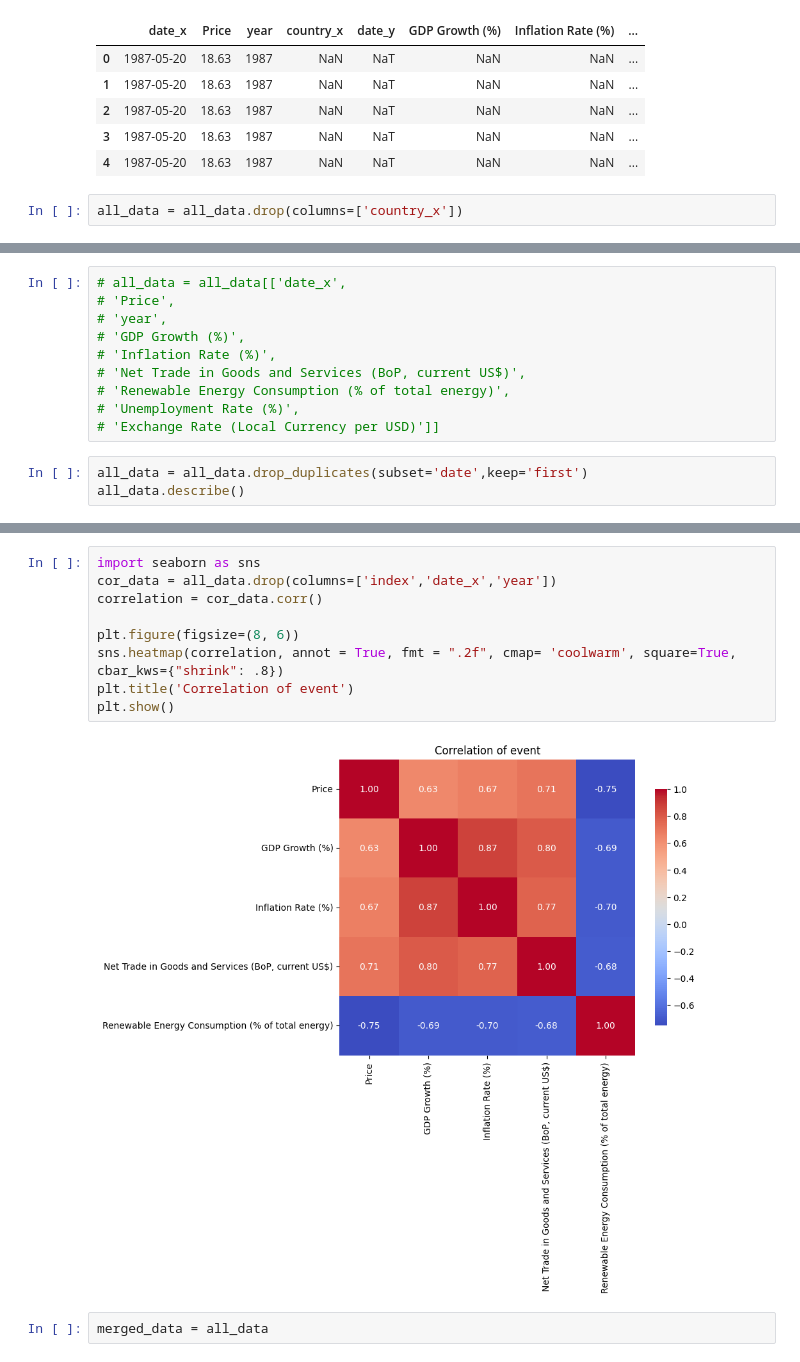
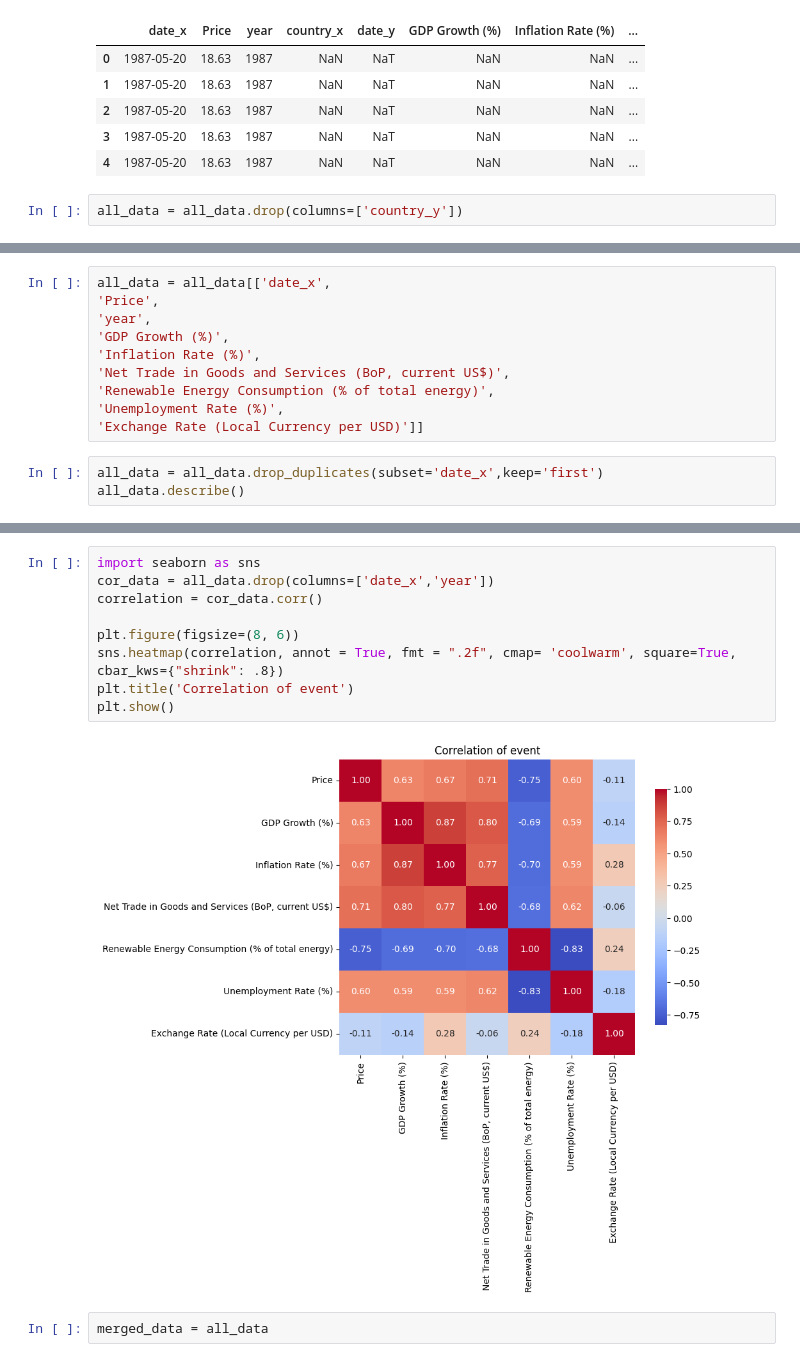
Before and after one commit to NaimaT15/Oil_Price_Analysis, a Jupyter notebook: notebooks/oil_price_analysis.ipynb, the cells around one changed output, grey strips where cells are left out. Drawn from its saved outputs; the diff is of its cells as text.

```diff
--- a/notebooks/oil_price_analysis.ipynb
+++ b/notebooks/oil_price_analysis.ipynb
@@ -425,4 +425,4 @@ all_data.head()
 | 3 | 1987-05-20 | 18.63 | 1987 | NaN | NaT | NaN | NaN | ... |
 | 4 | 1987-05-20 | 18.63 | 1987 | NaN | NaT | NaN | NaN | ... |
 # %%
-all_data = all_data.drop(columns=['country_x'])
+all_data = all_data.drop(columns=['country_y'])
@@ -443,14 +463,14 @@ all_data.head()
 # %%
-# all_data = all_data[['date_x',
-# 'Price',
-# 'year',
-# 'GDP Growth (%)',
-# 'Inflation Rate (%)',
-# 'Net Trade in Goods and Services (BoP, current US$)',
-# 'Renewable Energy Consumption (% of total energy)',
-# 'Unemployment Rate (%)',
-# 'Exchange Rate (Local Currency per USD)']]
+all_data = all_data[['date_x',
+'Price',
+'year',
+'GDP Growth (%)',
+'Inflation Rate (%)',
+'Net Trade in Goods and Services (BoP, current US$)',
+'Renewable Energy Consumption (% of total energy)',
+'Unemployment Rate (%)',
+'Exchange Rate (Local Currency per USD)']]
 # %%
-all_data = all_data.drop_duplicates(subset='date',keep='first')
+all_data = all_data.drop_duplicates(subset='date_x',keep='first')
 all_data.describe()
 # %% [output]
@@ -466,14 +486,14 @@ all_data.describe()
 # %%
 import seaborn as sns
-cor_data = all_data.drop(columns=['index','date_x','year'])
+cor_data = all_data.drop(columns=['date_x','year'])
 correlation = cor_data.corr()
 
 plt.figure(figsize=(8, 6))
 sns.heatmap(correlation, annot = True, fmt = ".2f", cmap= 'coolwarm', square=True, cbar_kws={"shrink": .8})
 plt.title('Correlation of event')
 plt.show()
 # %% [output]
-[figure, old version]
+[figure, new version]
 # %%
 merged_data = all_data
 # %%
```
Also changed, not shown: parts of 17 cells of this notebook, 23 other files.
